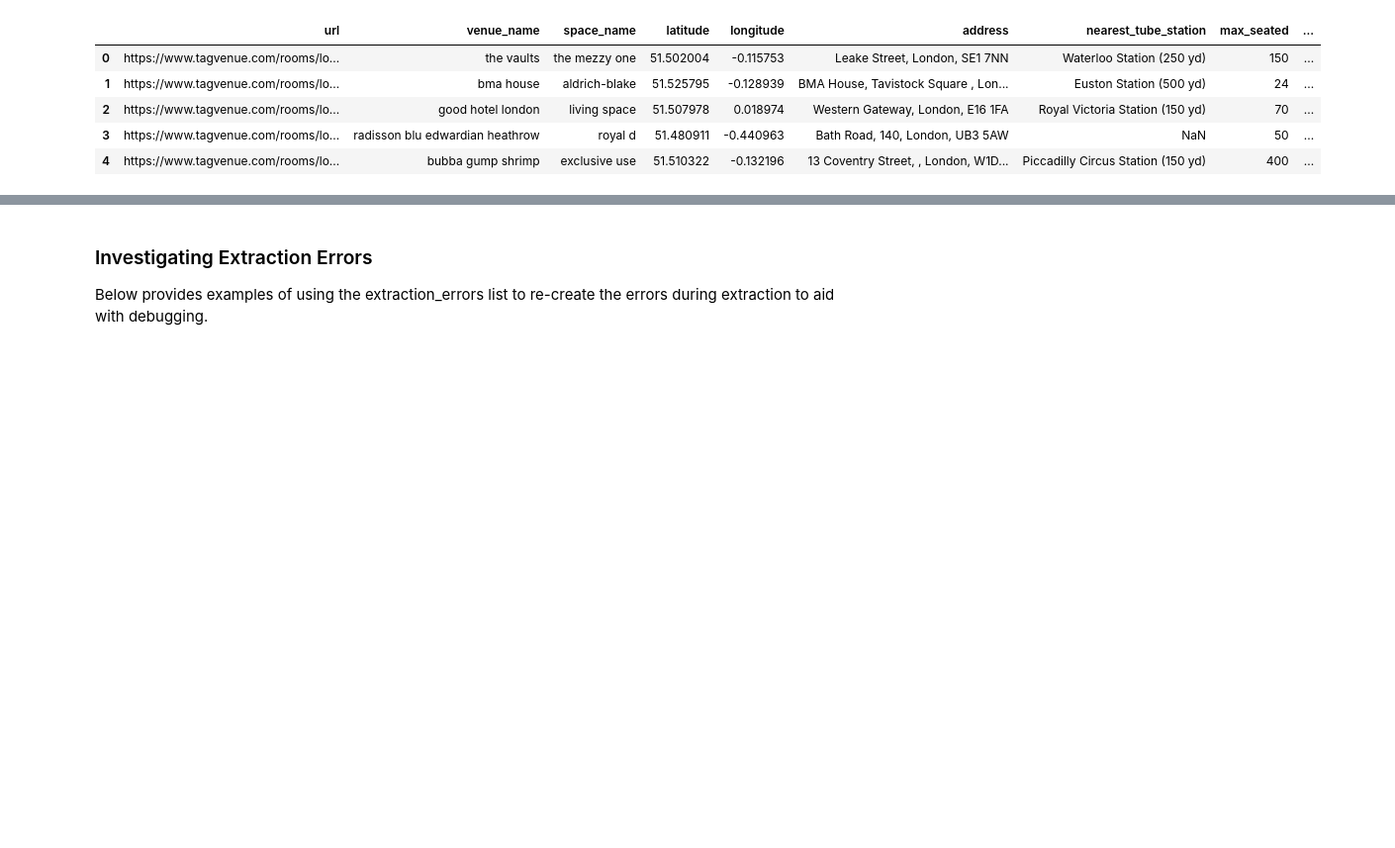
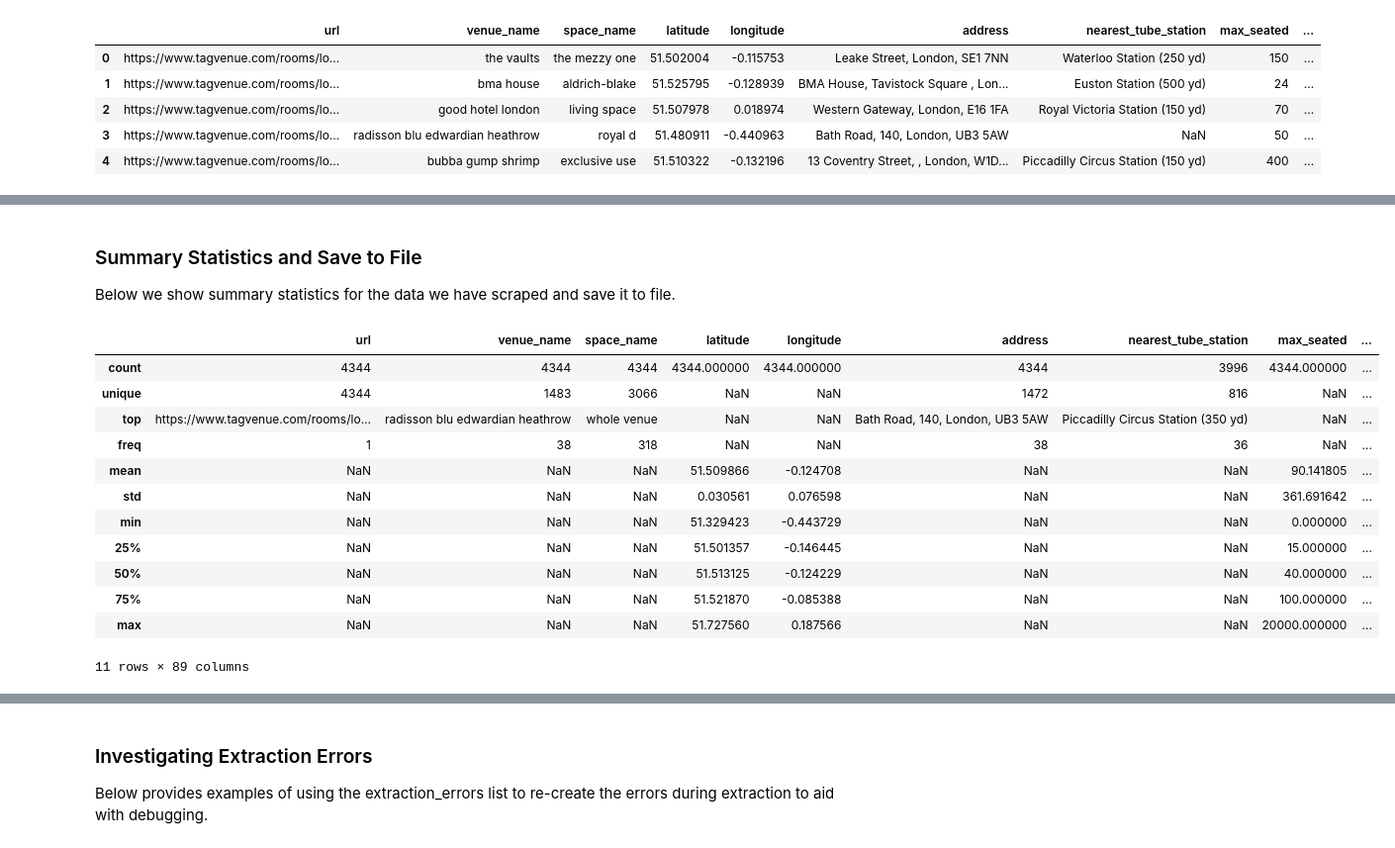
Before and after one commit to rhart-rup/London-Venue-Hire-Price-Prediction, a Jupyter notebook: Tag_Venue_Scrape.ipynb, the cells around one changed output, grey strips where cells are left out. Shown: that part at 99% size. Drawn from its saved outputs; the diff is of its cells as text; code cells hidden in the pictures; blank space fills up the shorter version.

Commit message:
Add features data and expanded columns and reduced dataframe columns

```diff
--- a/Tag_Venue_Scrape.ipynb
+++ b/Tag_Venue_Scrape.ipynb
@@ -890,9 +971,0 @@ df.drop(columns=['capacity', 'bottom_catering_dic'], inplace = True)
-# %%
-# Some columns contain a list of strings that are descriptive e.g.
-# ['Approved caterers only', 'venue provides alcohol']. Below we
-# expand that list into a seperate column for each string, and the
-# value in each column is either a 1 or 0 depending on whether the
-# string was found within the list of that row.
-df = df.join(df.top_catering_list.str.join('|').str.get_dummies())
-# Drop list of strings columns, not needed anymore
-df.drop(columns=['top_catering_list'], inplace = True)
@@ -921,0 +1004,6 @@ df.head()
+# %%
+# Select all columns from 'Wi-Fi' onwards - these are the columns
+# from expanding 'features'
+df_features = df.loc[:,'Wi-Fi':]
+
+print(f"There are {df_features.shape[1]} facility columns")
@@ -921,0 +1014,3 @@ df.head()
+# %%
+df_useful_features = df_features.loc[:,df_features.count() > 400]
+df_useful_features.count()
@@ -921,0 +1037,8 @@ df.head()
+# %%
+# find all columns in df_features that are not in df_useful_features
+# - these are the columns we want to drop.
+columns_to_drop = (set(df_useful_features.columns.tolist())
+                   ^ set(df_features.columns.tolist())
+                )
+df_final = df.drop(columns = columns_to_drop)
+df_final.head()
@@ -922,3 +1053,20 @@ df.head()
+# %% [markdown]
+### Summary Statistics and Save to File
+Below we show summary statistics for the data we have scraped and save it to file.
 # %%
-df.describe(include='all')
+df_final.describe(include='all')
+# %% [output]
+|  | url | venue_name | space_name | latitude | longitude | address | nearest_tube_station | max_seated | ... |
+| count | 4344 | 4344 | 4344 | 4344.000000 | 4344.000000 | 4344 | 3996 | 4344.000000 | ... |
+| unique | 4344 | 1483 | 3066 | NaN | NaN | 1472 | 816 | NaN | ... |
+| top | https://www.tagvenue.com/rooms/lo... | radisson blu edwardian heathrow | whole venue | NaN | NaN | Bath Road, 140, London, UB3 5AW | Piccadilly Circus Station (350 yd) | NaN | ... |
+| freq | 1 | 38 | 318 | NaN | NaN | 38 | 36 | NaN | ... |
+| mean | NaN | NaN | NaN | 51.509866 | -0.124708 | NaN | NaN | 90.141805 | ... |
+| std | NaN | NaN | NaN | 0.030561 | 0.076598 | NaN | NaN | 361.691642 | ... |
+| min | NaN | NaN | NaN | 51.329423 | -0.443729 | NaN | NaN | 0.000000 | ... |
+| 25% | NaN | NaN | NaN | 51.501357 | -0.146445 | NaN | NaN | 15.000000 | ... |
+| 50% | NaN | NaN | NaN | 51.513125 | -0.124229 | NaN | NaN | 40.000000 | ... |
+| 75% | NaN | NaN | NaN | 51.521870 | -0.085388 | NaN | NaN | 100.000000 | ... |
+| max | NaN | NaN | NaN | 51.727560 | 0.187566 | NaN | NaN | 20000.000000 | ... |
+11 rows × 89 columns
 # %%
```
Also changed, not shown: parts of 21 cells of this notebook.
